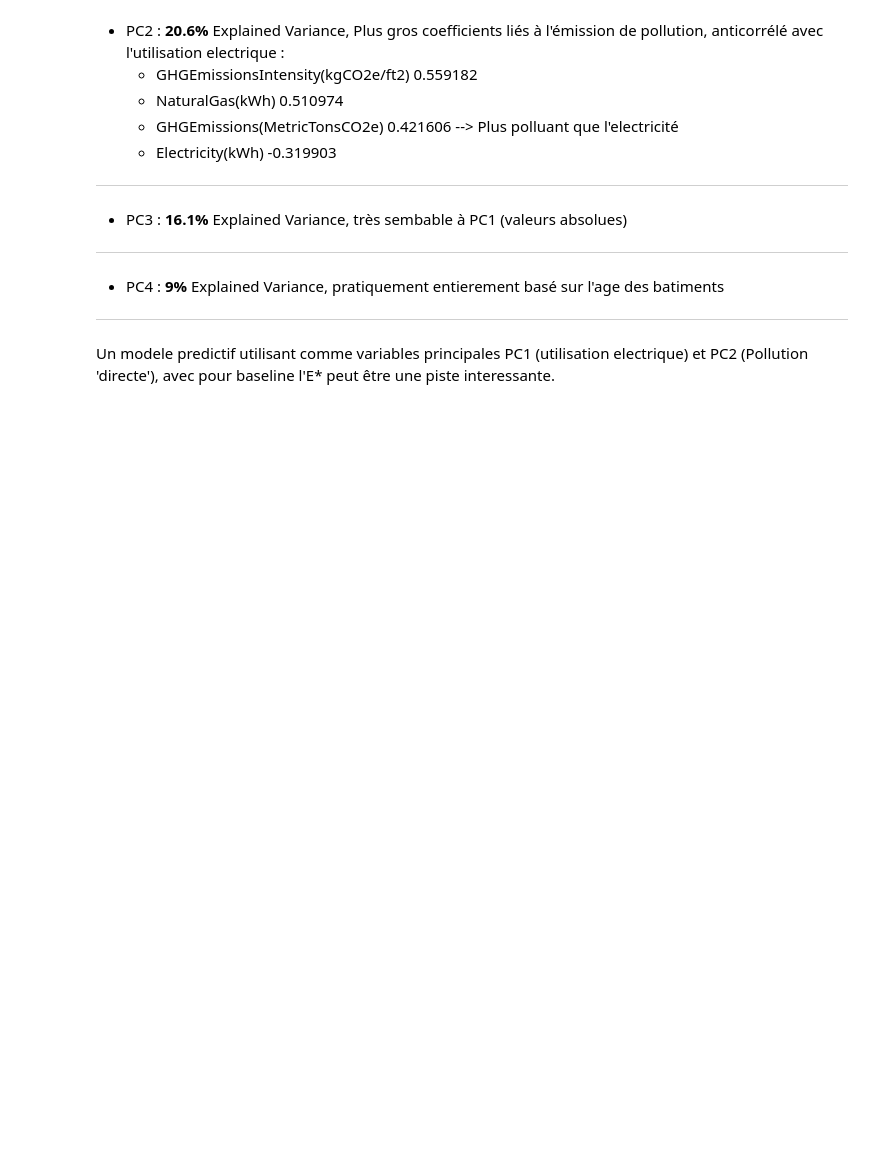
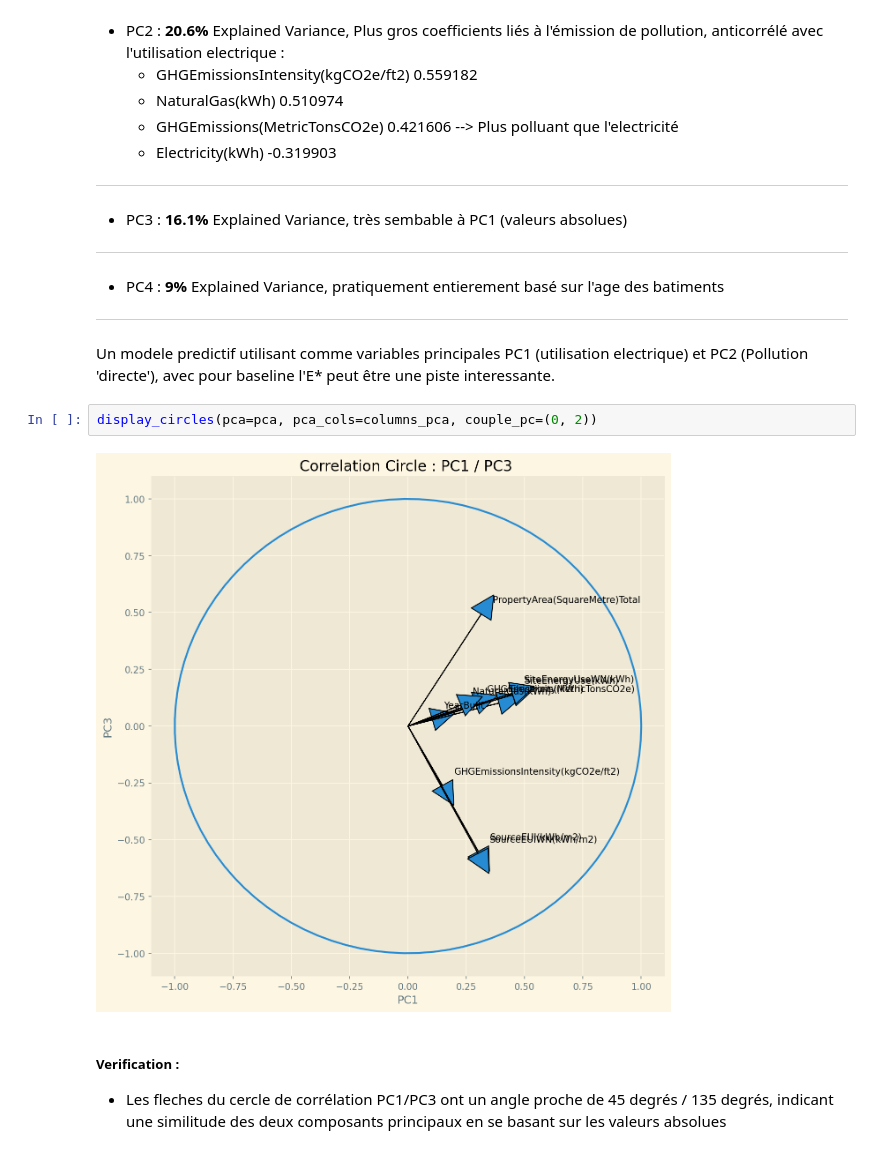
Before and after one commit to Psemp/ds_p4, a Jupyter notebook: exploratory_analysis.ipynb, the cells around one changed output. Drawn from its saved outputs; the diff is of its cells as text; blank space fills up the shorter version.

```diff
--- a/exploratory_analysis.ipynb
+++ b/exploratory_analysis.ipynb
@@ -1034,3 +1034,10 @@ Name: PC4, dtype: float64
 <hr>
 
 Un modele predictif utilisant comme variables principales PC1 (utilisation electrique) et PC2 (Pollution 'directe'), avec pour baseline l'E* peut être une piste interessante.
+# %%
+display_circles(pca=pca, pca_cols=columns_pca, couple_pc=(0, 2))
+# %% [output]
+[figure, added]
+# %% [markdown]
+##### Verification :
+- Les fleches du cercle de corrélation PC1/PC3 ont un angle proche de 45 degrés / 135 degrés, indicant une similitude des deux composants principaux en se basant sur les valeurs absolues
```
Also changed, not shown: parts of 1 cell of this notebook, 3 other files.
